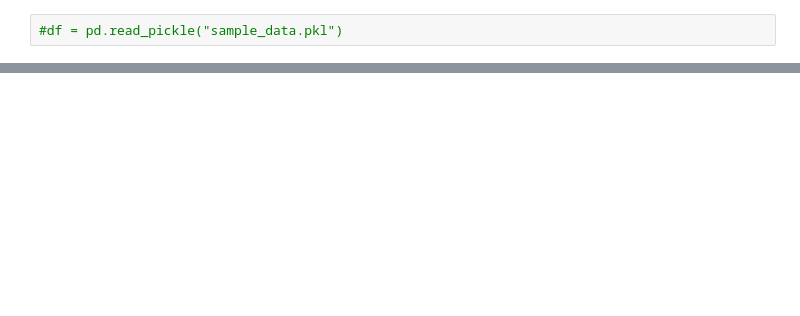
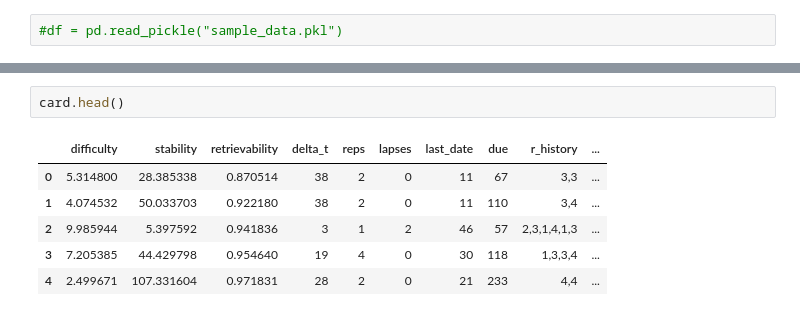
Before and after one commit to adnansiddiquei/AiTutor, a Jupyter notebook: part_4/fsrs4anki_simulator.ipynb, the cells around one changed output, grey strips where cells are left out. Drawn from its saved outputs; the diff is of its cells as text; blank space fills up the shorter version.

```diff
--- a/part_4/fsrs4anki_simulator.ipynb
+++ b/part_4/fsrs4anki_simulator.ipynb
@@ -585,0 +721,9 @@ card.head()
+# %%
+card.head()
+# %% [output]
+|  | difficulty | stability | retrievability | delta_t | reps | lapses | last_date | due | r_history | ... |
+| 0 | 5.314800 | 28.385338 | 0.870514 | 38 | 2 | 0 | 11 | 67 | 3,3 | ... |
+| 1 | 4.074532 | 50.033703 | 0.922180 | 38 | 2 | 0 | 11 | 110 | 3,4 | ... |
+| 2 | 9.985944 | 5.397592 | 0.941836 | 3 | 1 | 2 | 46 | 57 | 2,3,1,4,1,3 | ... |
+| 3 | 7.205385 | 44.429798 | 0.954640 | 19 | 4 | 0 | 30 | 118 | 1,3,3,4 | ... |
+| 4 | 2.499671 | 107.331604 | 0.971831 | 28 | 2 | 0 | 21 | 233 | 4,4 | ... |
```
Also changed, not shown: parts of 7 cells of this notebook, 2 other files.
